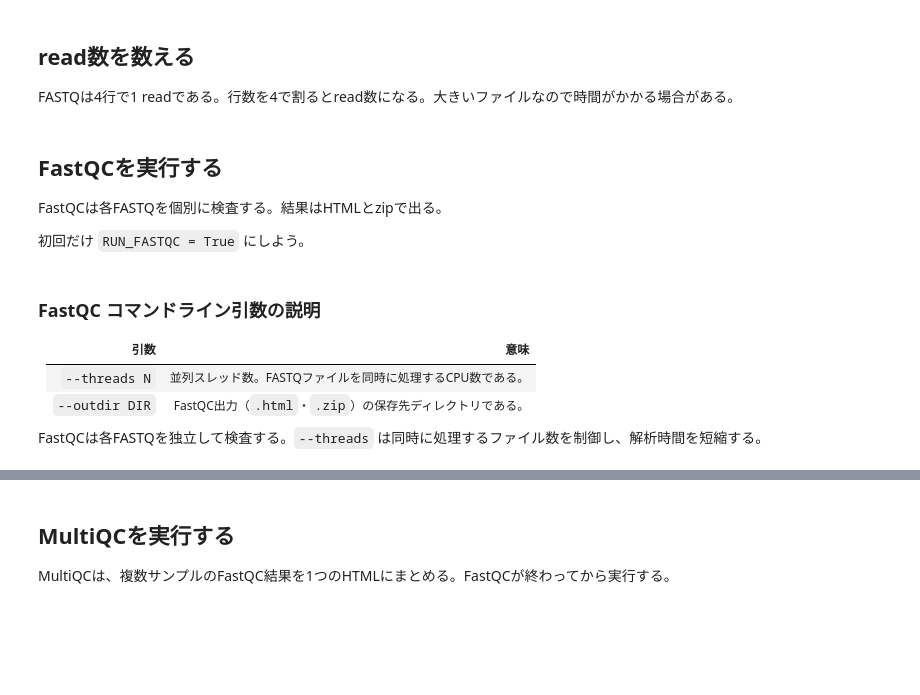
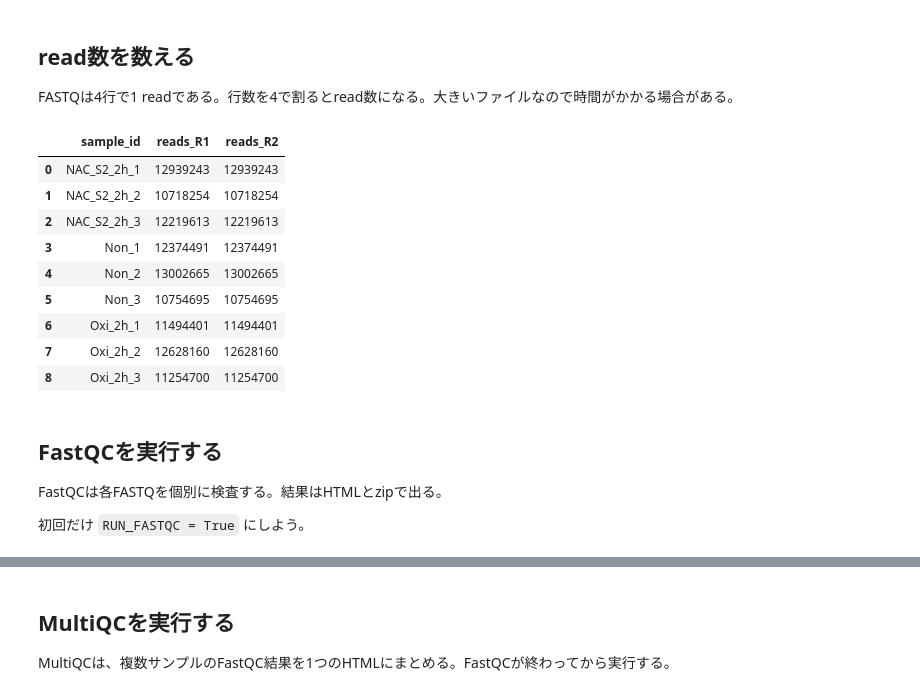
Before and after one commit to yu-tateyan-15/RNA_seq, a Jupyter notebook: notebooks/01_raw_read_qc.ipynb, the cells around one changed output, grey strips where cells are left out. Drawn from its saved outputs; the diff is of its cells as text; code cells hidden in the pictures; blank space fills up the shorter version.

```diff
--- a/notebooks/01_raw_read_qc.ipynb
+++ b/notebooks/01_raw_read_qc.ipynb
@@ -90,39 +137,41 @@ if RUN_GZIP_SMOKE_TEST:
 
 FASTQは4行で1 readである。行数を4で割るとread数になる。大きいファイルなので時間がかかる場合がある。
 # %%
-RUN_READ_COUNTS = False
+RUN_READ_COUNTS = True
 
 def count_fastq_reads(path: Path) -> int:
     line_count = 0
     with gzip.open(path, "rt") as handle:
         for line_count, _ in enumerate(handle, start=1):
             pass
     return line_count // 4
 
 if RUN_READ_COUNTS:
     read_rows = []
     for _, sample in SAMPLES.iterrows():
         r1 = count_fastq_reads(PROJECT_DIR / sample["fastq_1"])
         r2 = count_fastq_reads(PROJECT_DIR / sample["fastq_2"])
         read_rows.append({"sample_id": sample["sample_id"], "reads_R1": r1, "reads_R2": r2})
     read_counts = pd.DataFrame(read_rows)
     read_counts.to_csv(QC_DIR / "read_counts.tsv", sep="\t", index=False)
     display(read_counts)
 else:
     print("Set RUN_READ_COUNTS = True to count reads. This can take time.")
+# %% [output]
+|  | sample_id | reads_R1 | reads_R2 |
+| 0 | NAC_S2_2h_1 | 12939243 | 12939243 |
+| 1 | NAC_S2_2h_2 | 10718254 | 10718254 |
+| 2 | NAC_S2_2h_3 | 12219613 | 12219613 |
+| 3 | Non_1 | 12374491 | 12374491 |
+| 4 | Non_2 | 13002665 | 13002665 |
+| 5 | Non_3 | 10754695 | 10754695 |
+| 6 | Oxi_2h_1 | 11494401 | 11494401 |
+| 7 | Oxi_2h_2 | 12628160 | 12628160 |
+| 8 | Oxi_2h_3 | 11254700 | 11254700 |
 # %% [markdown]
 ## FastQCを実行する
 
 FastQCは各FASTQを個別に検査する。結果はHTMLとzipで出る。
 
 初回だけ `RUN_FASTQC = True` にしよう。
-# %% [markdown]
-### FastQC コマンドライン引数の説明
-
-| 引数 | 意味 |
-|------|------|
-| `--threads N` | 並列スレッド数。FASTQファイルを同時に処理するCPU数である。 |
-| `--outdir DIR` | FastQC出力（`.html`・`.zip`）の保存先ディレクトリである。 |
-
-FastQCは各FASTQを独立して検査する。`--threads` は同時に処理するファイル数を制御し、解析時間を短縮する。
 # %%
```
Also changed, not shown: parts of 5 cells of this notebook.
